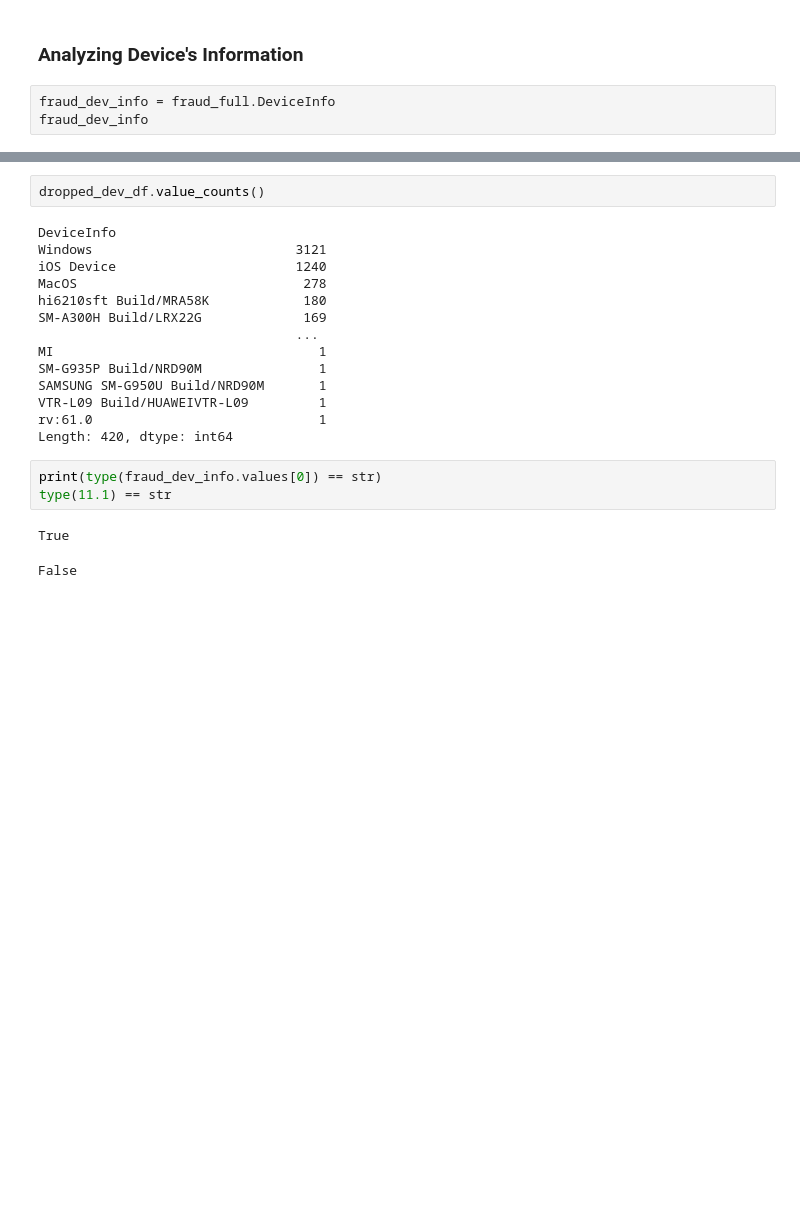
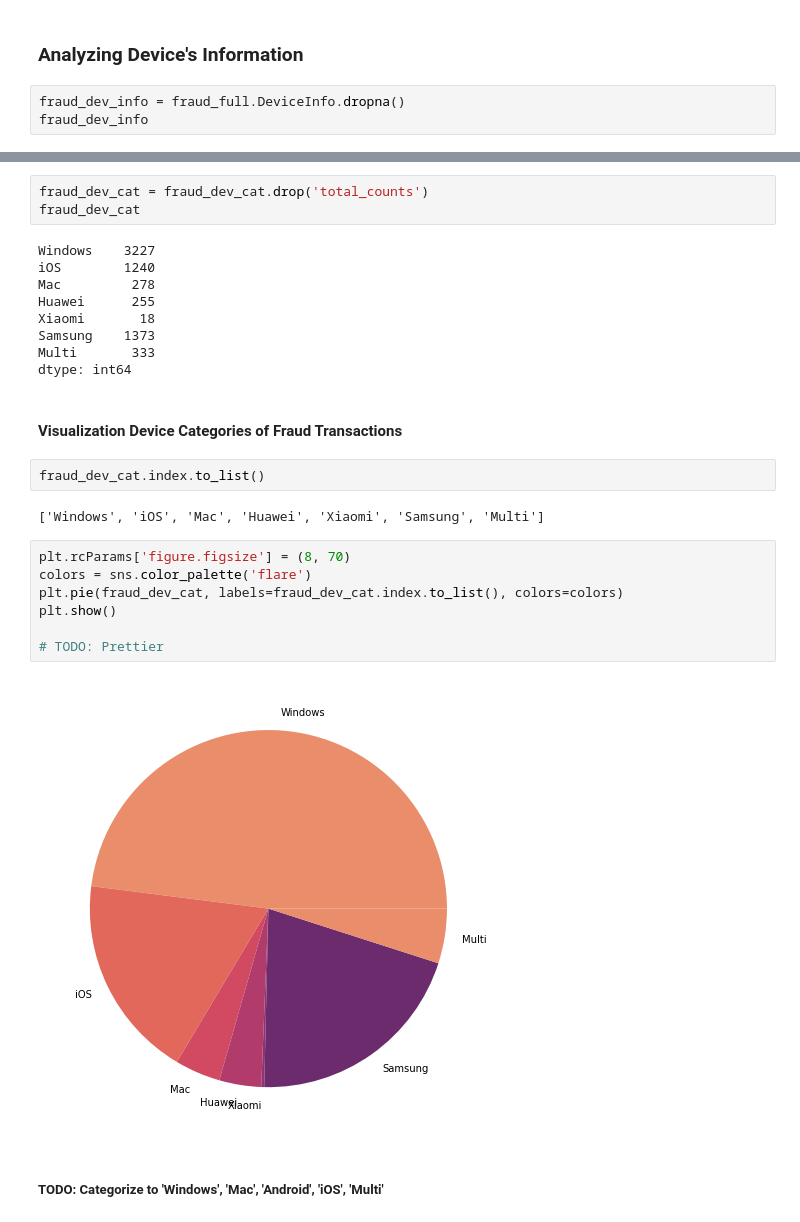
Before and after one commit to YI-Hongju/IEEE-CIS_Fraud_Detection, a Jupyter notebook: src/main.ipynb, the cells around one changed output, grey strips where cells are left out. Saved outputs shown, nothing was run; the diff lists cells and outputs as text; blank space fills up the shorter version.

Commit message:
get_fraud_dev_cat() Method Builded TODO     Make Visualization Prettier     Categorizing again to 5 Categories

```diff
--- a/src/main.ipynb
+++ b/src/main.ipynb
@@ -199,7 +199,7 @@ Rate of Fraud Transactions between Total Transactions: 1.92(percent)
 # %% [markdown]
 ### Analyzing Device's Information
 # %%
-fraud_dev_info = fraud_full.DeviceInfo
+fraud_dev_info = fraud_full.DeviceInfo.dropna()
 fraud_dev_info
 # %% [output]
 0            Redmi Note 4 Build/MMB29M
@@ -300,22 +330,29 @@ Not added infos: 6661, 58.85 percetns.
-# %%
-dropped_dev_df.value_counts()
-# %% [output]
-DeviceInfo
-Windows                          3121
-iOS Device                       1240
-MacOS                             278
-hi6210sft Build/MRA58K            180
-SM-A300H Build/LRX22G             169
-                                 ...
-MI                                  1
-SM-G935P Build/NRD90M               1
-SAMSUNG SM-G950U Build/NRD90M       1
-VTR-L09 Build/HUAWEIVTR-L09         1
-rv:61.0                             1
-Length: 420, dtype: int64
-# %%
-print(type(fraud_dev_info.values[0]) == str)
-type(11.1) == str
-# %% [output]
-True
-False
+# %%
+fraud_dev_cat = fraud_dev_cat.drop('total_counts')
+fraud_dev_cat
+# %% [output]
+Windows    3227
+iOS        1240
+Mac         278
+Huawei      255
+Xiaomi       18
+Samsung    1373
+Multi       333
+dtype: int64
+# %% [markdown]
+#### Visualization Device Categories of Fraud Transactions
+# %%
+fraud_dev_cat.index.to_list()
+# %% [output]
+['Windows', 'iOS', 'Mac', 'Huawei', 'Xiaomi', 'Samsung', 'Multi']
+# %%
+plt.rcParams['figure.figsize'] = (8, 70)
+colors = sns.color_palette('flare')
+plt.pie(fraud_dev_cat, labels=fraud_dev_cat.index.to_list(), colors=colors)
+plt.show()
+
+# TODO: Prettier
+# %% [output]
+[figure, added]
+# %% [markdown]
+##### TODO: Categorize to 'Windows', 'Mac', 'Android', 'iOS', 'Multi'
```
Also changed, not shown: parts of 6 cells of this notebook.
